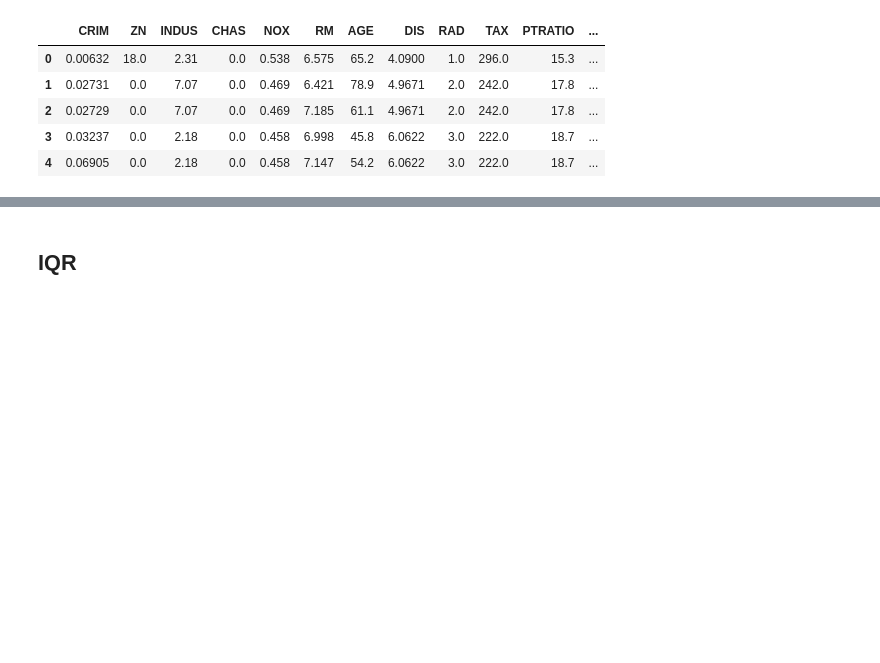
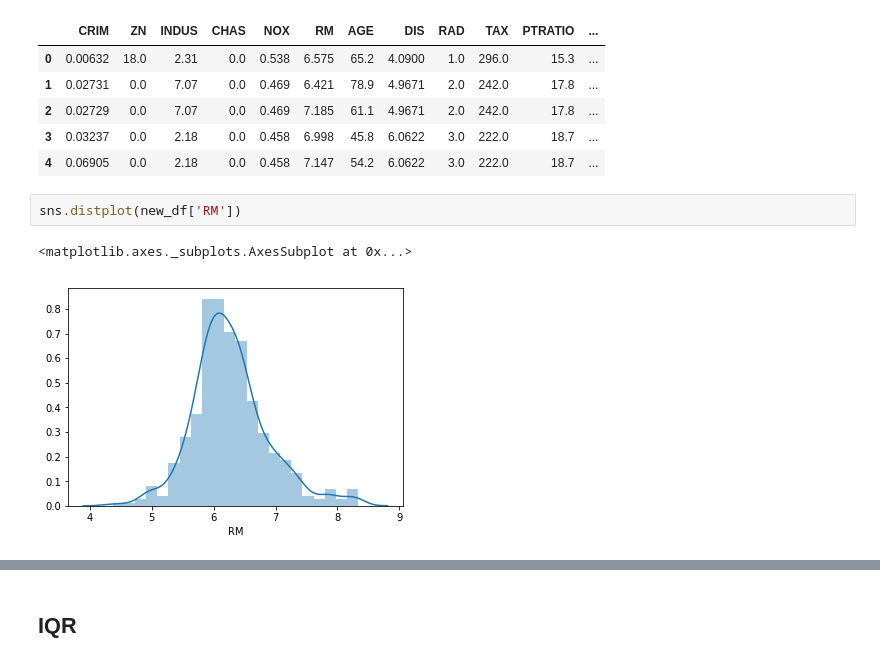
Before and after one commit to v-popov/ds_cheat_sheets, a Jupyter notebook: outliers.ipynb, the cells around one changed output, grey strips where cells are left out. Saved outputs shown, nothing was run; the diff lists cells and outputs as text; blank space fills up the shorter version.

```diff
--- a/outliers.ipynb
+++ b/outliers.ipynb
@@ -96,3 +103,8 @@ New shape: (415, 13)
 | 2 | 0.02729 | 0.0 | 7.07 | 0.0 | 0.469 | 7.185 | 61.1 | 4.9671 | 2.0 | 242.0 | 17.8 | ... |
 | 3 | 0.03237 | 0.0 | 2.18 | 0.0 | 0.458 | 6.998 | 45.8 | 6.0622 | 3.0 | 222.0 | 18.7 | ... |
 | 4 | 0.06905 | 0.0 | 2.18 | 0.0 | 0.458 | 7.147 | 54.2 | 6.0622 | 3.0 | 222.0 | 18.7 | ... |
+# %%
+sns.distplot(new_df['RM'])
+# %% [output]
+<matplotlib.axes._subplots.AxesSubplot at 0x...>
+[figure, added]
```
Also changed, not shown: parts of 9 cells of this notebook, 1 other file.
